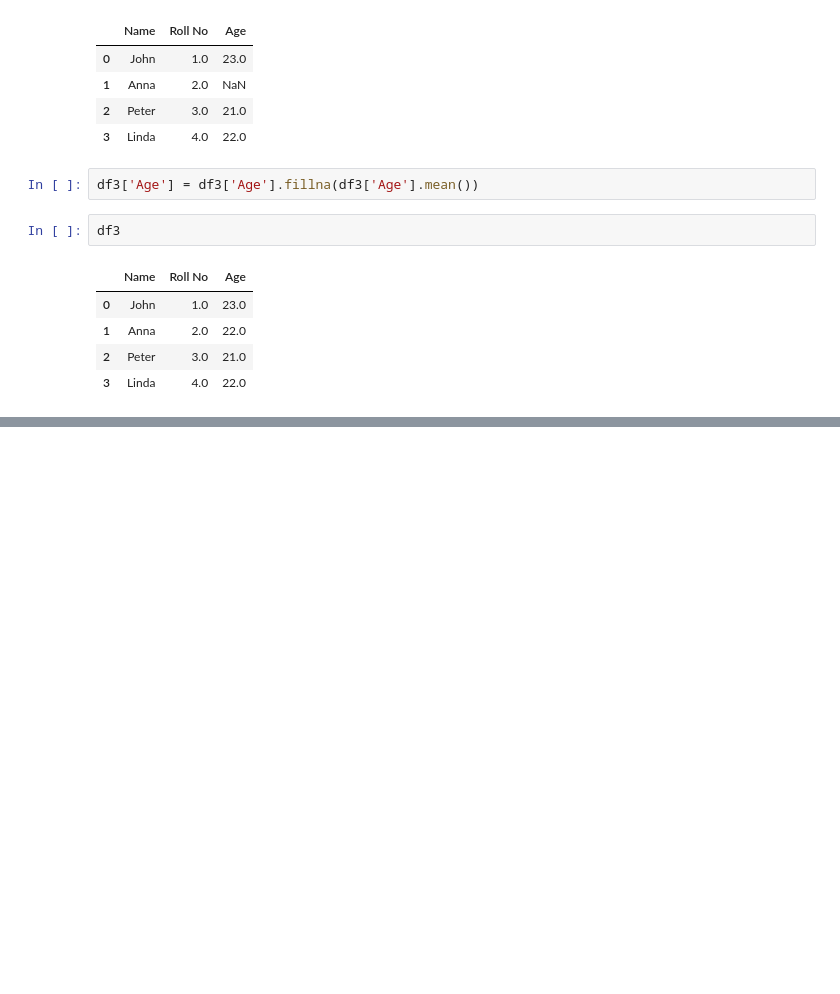
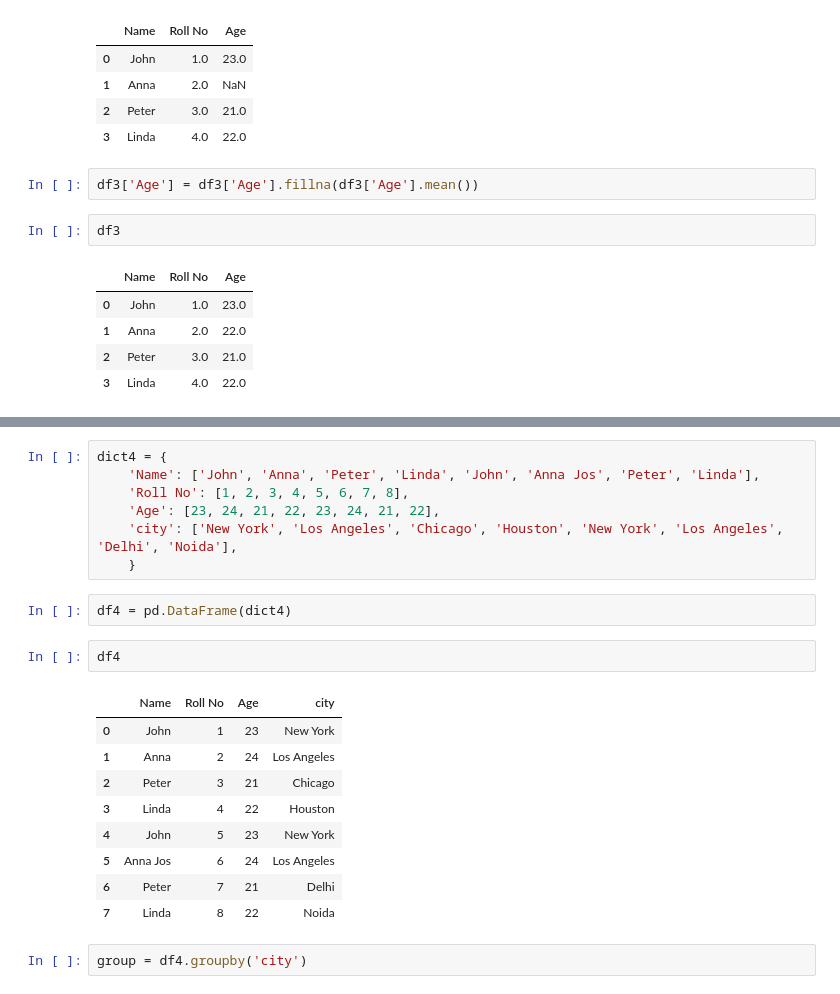
Before and after one commit to adarsh0707-kumar/AI---ML-Traning, a Jupyter notebook: pandas.ipynb, the cells around one changed output, grey strips where cells are left out. Cells and saved outputs as stored; diff of their text form; blank space fills up the shorter version.

```diff
--- a/pandas.ipynb
+++ b/pandas.ipynb
@@ -233,0 +285,23 @@ df3
+# %%
+dict4 = {
+    'Name': ['John', 'Anna', 'Peter', 'Linda', 'John', 'Anna Jos', 'Peter', 'Linda'],
+    'Roll No': [1, 2, 3, 4, 5, 6, 7, 8],
+    'Age': [23, 24, 21, 22, 23, 24, 21, 22],
+    'city': ['New York', 'Los Angeles', 'Chicago', 'Houston', 'New York', 'Los Angeles', 'Delhi', 'Noida'],
+    }
+# %%
+df4 = pd.DataFrame(dict4)
+# %%
+df4
+# %% [output]
+|  | Name | Roll No | Age | city |
+| 0 | John | 1 | 23 | New York |
+| 1 | Anna | 2 | 24 | Los Angeles |
+| 2 | Peter | 3 | 21 | Chicago |
+| 3 | Linda | 4 | 22 | Houston |
+| 4 | John | 5 | 23 | New York |
+| 5 | Anna Jos | 6 | 24 | Los Angeles |
+| 6 | Peter | 7 | 21 | Delhi |
+| 7 | Linda | 8 | 22 | Noida |
+# %%
+group = df4.groupby('city')
```
Also changed, not shown: parts of 12 cells of this notebook, 1 other file.
